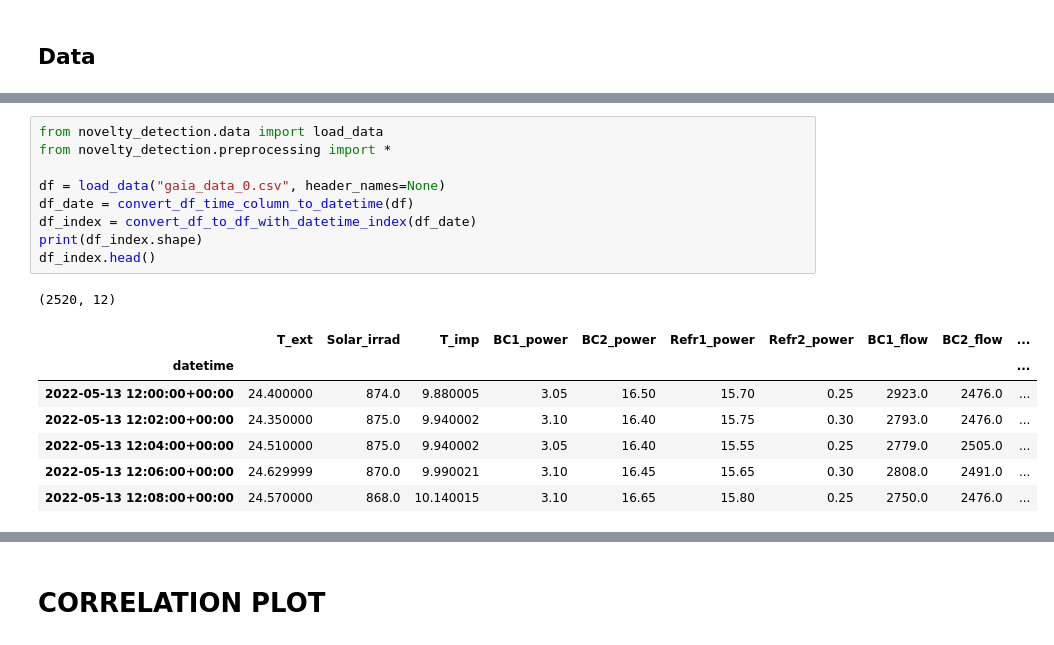
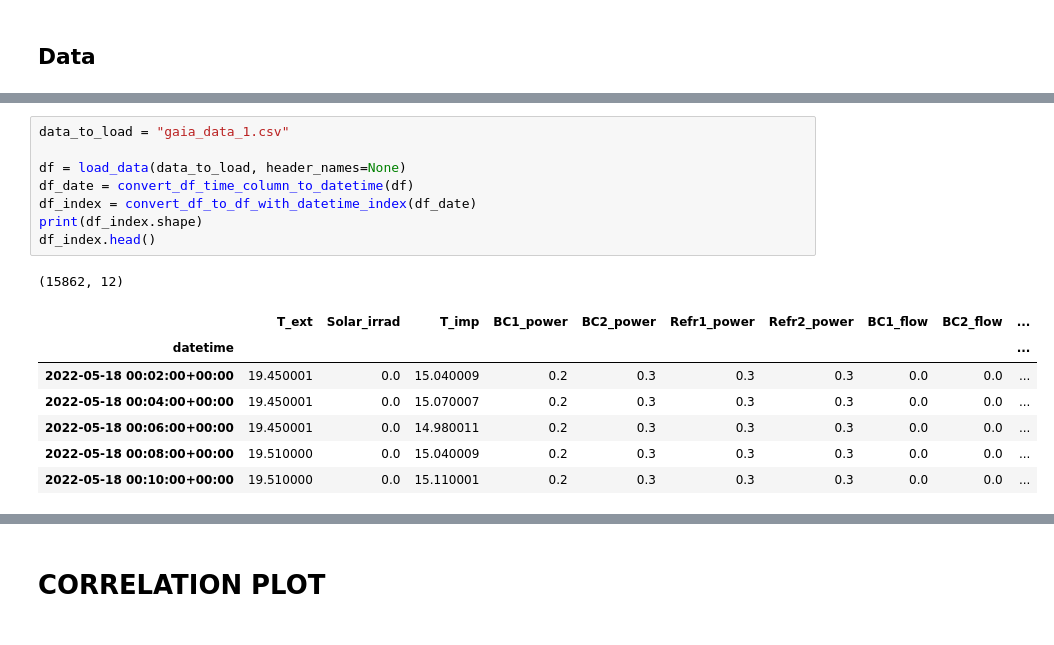
Before and after one commit to opticsensors/HVAC-predictive-control, a Jupyter notebook: notebooks/9.0-decision-plots-gaia-data.ipynb, the cells around one changed output, grey strips where cells are left out. Drawn from its saved outputs; the diff is of its cells as text.

```diff
--- a/notebooks/9.0-decision-plots-gaia-data.ipynb
+++ b/notebooks/9.0-decision-plots-gaia-data.ipynb
@@ -12,18 +43,17 @@ import pandas as pd
 # %%
-from novelty_detection.data import load_data
-from novelty_detection.preprocessing import *
+data_to_load = "gaia_data_1.csv"
 
-df = load_data("gaia_data_0.csv", header_names=None)
+df = load_data(data_to_load, header_names=None)
 df_date = convert_df_time_column_to_datetime(df)
 df_index = convert_df_to_df_with_datetime_index(df_date)
 print(df_index.shape)
 df_index.head()
 # %% [output]
-(2520, 12)
+(15862, 12)
 |  | T_ext | Solar_irrad | T_imp | BC1_power | BC2_power | Refr1_power | Refr2_power | BC1_flow | BC2_flow | ... |
 | datetime |  |  |  |  |  |  |  |  |  | ... |
-| 2022-05-13 12:00:00+00:00 | 24.400000 | 874.0 | 9.880005 | 3.05 | 16.50 | 15.70 | 0.25 | 2923.0 | 2476.0 | ... |
-| 2022-05-13 12:02:00+00:00 | 24.350000 | 875.0 | 9.940002 | 3.10 | 16.40 | 15.75 | 0.30 | 2793.0 | 2476.0 | ... |
-| 2022-05-13 12:04:00+00:00 | 24.510000 | 875.0 | 9.940002 | 3.05 | 16.40 | 15.55 | 0.25 | 2779.0 | 2505.0 | ... |
-| 2022-05-13 12:06:00+00:00 | 24.629999 | 870.0 | 9.990021 | 3.10 | 16.45 | 15.65 | 0.30 | 2808.0 | 2491.0 | ... |
-| 2022-05-13 12:08:00+00:00 | 24.570000 | 868.0 | 10.140015 | 3.10 | 16.65 | 15.80 | 0.25 | 2750.0 | 2476.0 | ... |
+| 2022-05-18 00:02:00+00:00 | 19.450001 | 0.0 | 15.040009 | 0.2 | 0.3 | 0.3 | 0.3 | 0.0 | 0.0 | ... |
+| 2022-05-18 00:04:00+00:00 | 19.450001 | 0.0 | 15.070007 | 0.2 | 0.3 | 0.3 | 0.3 | 0.0 | 0.0 | ... |
+| 2022-05-18 00:06:00+00:00 | 19.450001 | 0.0 | 14.980011 | 0.2 | 0.3 | 0.3 | 0.3 | 0.0 | 0.0 | ... |
+| 2022-05-18 00:08:00+00:00 | 19.510000 | 0.0 | 15.040009 | 0.2 | 0.3 | 0.3 | 0.3 | 0.0 | 0.0 | ... |
+| 2022-05-18 00:10:00+00:00 | 19.510000 | 0.0 | 15.110001 | 0.2 | 0.3 | 0.3 | 0.3 | 0.0 | 0.0 | ... |
```
Also changed, not shown: parts of 11 cells of this notebook, 8 other files.
